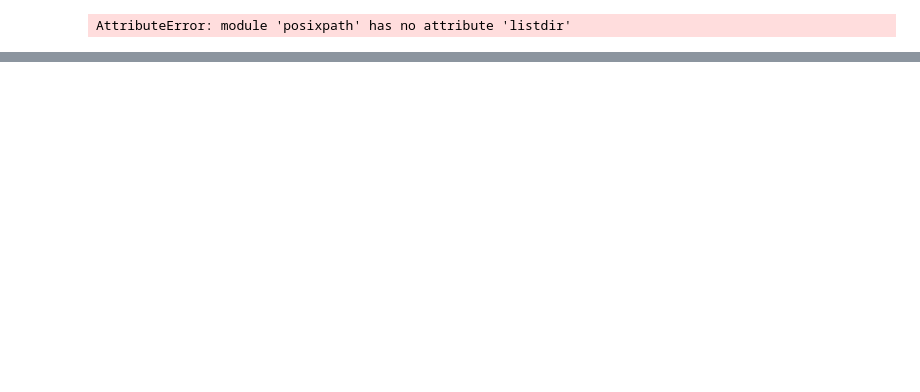
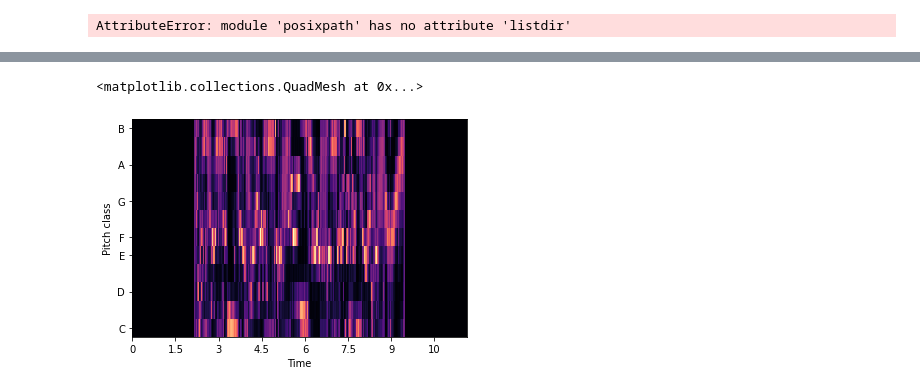
Before and after one commit to zambbo/CNN-DialectDetector, a Jupyter notebook: src/test.ipynb, the cells around one changed output, grey strips where cells are left out. Drawn from its saved outputs; the diff is of its cells as text; code cells hidden in the pictures; blank space fills up the shorter version.

```diff
--- a/src/test.ipynb
+++ b/src/test.ipynb
@@ -34,0 +110,5 @@ AttributeError: module 'posixpath' has no attribute 'listdir'
+# %%
+librosa.display.specshow(chroma, x_axis='time', y_axis='chroma')
+# %% [output]
+<matplotlib.collections.QuadMesh at 0x...>
+[figure, added]
```
Also changed, not shown: parts of 17 cells of this notebook, 36 other files.
